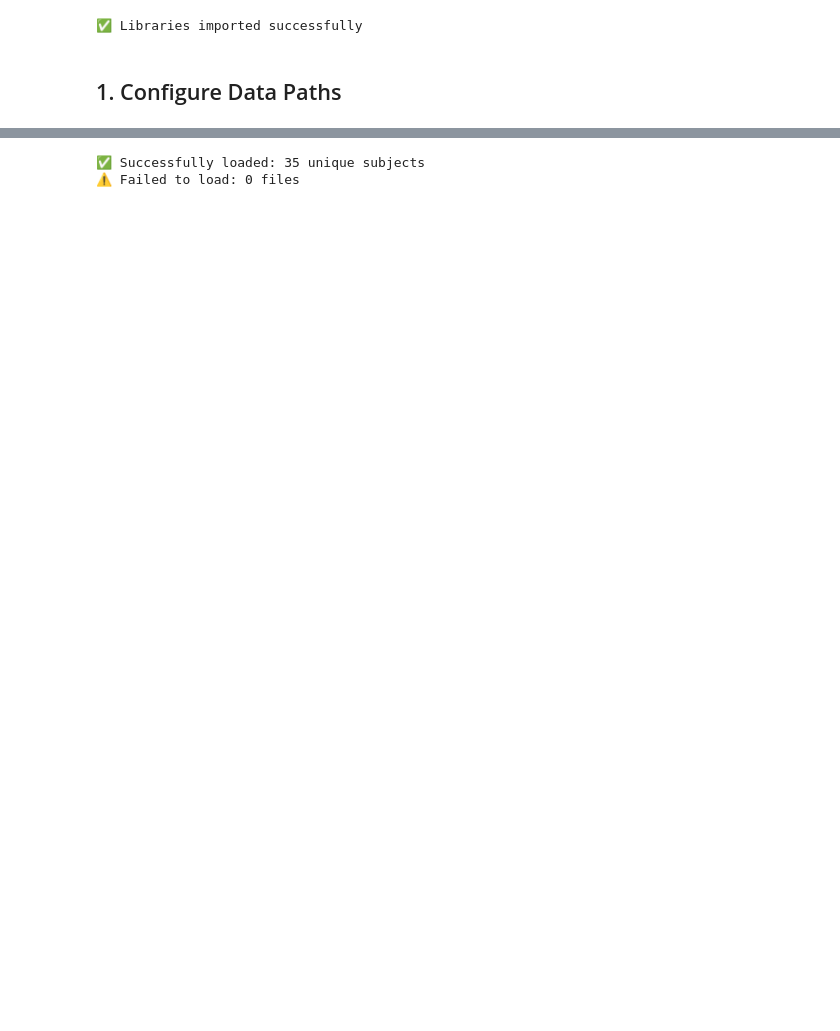
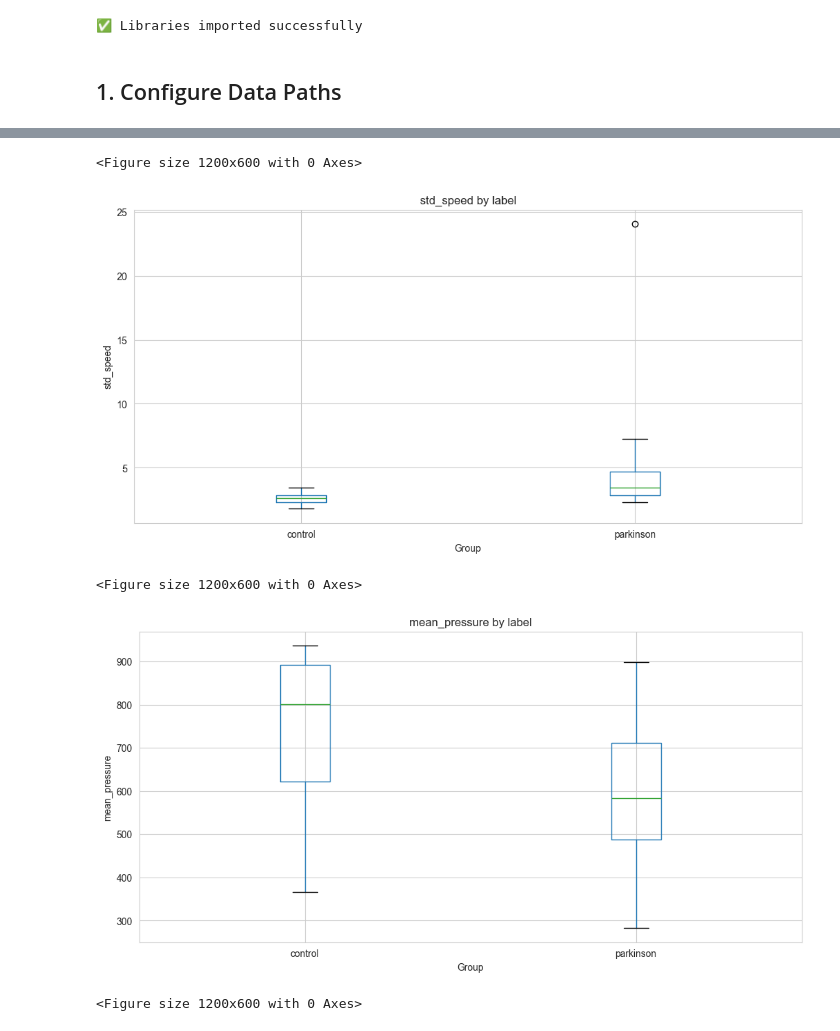
Before and after one commit to gasredX09/Enhancing-Multimodal-Parkinsons-Disease-Classification-and-Explainability, a Jupyter notebook: replica/01_eda/handwriting_eda.ipynb, the cells around one changed output, grey strips where cells are left out. Saved outputs shown, nothing was run; the diff lists cells and outputs as text; code cells hidden in the pictures; blank space fills up the shorter version.

Commit message:
updating handwriting 01_eda

```diff
--- a/replica/01_eda/handwriting_eda.ipynb
+++ b/replica/01_eda/handwriting_eda.ipynb
@@ -48 +45,13 @@ Output directory: /Users/aryansharanreddyguda/biomedAI/project/replica/outputs/g
 Directory exists: True
+# %%
+from pathlib import Path
+
+HANDWRITING_DATA_DIR = Path(
+    r'C:\Users\megha\OneDrive\Attachments\Desktop\Homework\Projects in BME AI\Project_biomed_AI\Enhancing-Multimodal-Parkinsons-Disease-Classification-and-Explainability\replica\data\handwriting\hw_dataset'
+)
+
+control_files = list((HANDWRITING_DATA_DIR / "control").glob("*.txt"))
+pd_files = list((HANDWRITING_DATA_DIR / "parkinson").glob("*.txt"))
+
+print("Control subjects:", len(control_files))
+print("Parkinson subjects:", len(pd_files))
@@ -105,15 +131,0 @@ print("✅ Utility functions defined")
-# %%
-# Find all .txt files in the data directory
-gait_files = sorted(Path(GAIT_DATA_DIR).glob('**/*.txt'))
-print(f"Found {len(gait_files)} gait data files")
-
-if len(gait_files) == 0:
-    print("⚠️ Warning: No .txt files found. Check GAIT_DATA_DIR path.")
-    print(f"   Contents of {GAIT_DATA_DIR}:")
-    if os.path.exists(GAIT_DATA_DIR):
-        for item in os.listdir(GAIT_DATA_DIR)[:10]:
-            print(f"   - {item}")
-else:
-    print("\nFirst 5 files:")
-    for f in gait_files[:5]:
-        print(f"  {f.name}")
@@ -131,33 +141,19 @@ First 5 files:
-# %%
-# Dictionary to store data by subject
-subject_data = defaultdict(list)
-file_metadata = []
-failed_files = []
-
-# Load all files
-for file_path in gait_files:
-    try:
-        data = read_gait_file(str(file_path))
-        subject_id = parse_subject_id(str(file_path))
-
-        subject_data[subject_id].append(data)
-        file_metadata.append({
-            'filename': file_path.name,
-            'subject_id': subject_id,
-            'timesteps': data.shape[0],
-            'channels': data.shape[1],
-            'path': str(file_path)
-        })
-    except Exception as e:
-        failed_files.append((file_path.name, str(e)))
-
-print(f"✅ Successfully loaded: {len(subject_data)} unique subjects")
-print(f"⚠️ Failed to load: {len(failed_files)} files")
-
-if failed_files:
-    print("\nFailed files (first 5):")
-    for fname, error in failed_files[:5]:
-        print(f"  {fname}: {error}")
-# %% [output]
-✅ Successfully loaded: 35 unique subjects
-⚠️ Failed to load: 0 files
+# %%
+import matplotlib.pyplot as plt
+
+features = ["std_speed", "mean_pressure", "total_stroke_length"]
+
+for feat in features:
+    plt.figure()
+    summary_df.boxplot(column=feat, by="label")
+    plt.title(f"{feat} by label")
+    plt.suptitle("")
+    plt.xlabel("Group")
+    plt.ylabel(feat)
+    plt.show()
+# %% [output]
+<Figure size 1200x600 with 0 Axes>
+[figure, added]
+<Figure size 1200x600 with 0 Axes>
+[figure, added]
+<Figure size 1200x600 with 0 Axes>
```
Also changed, not shown: parts of 29 cells of this notebook.
